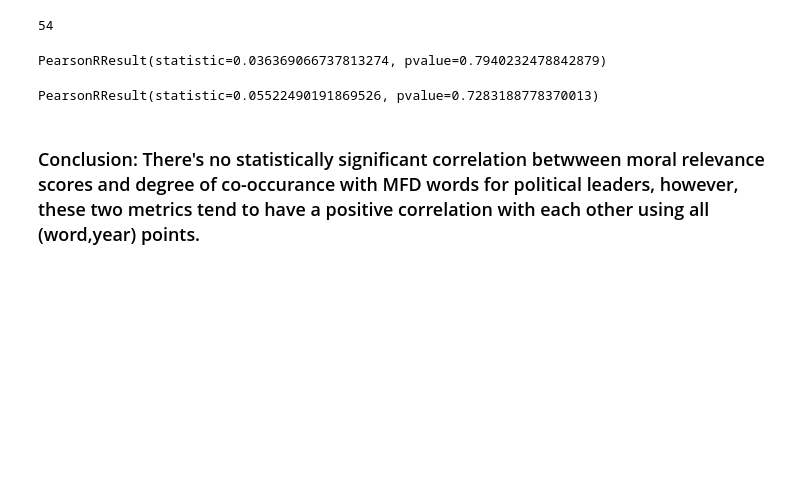
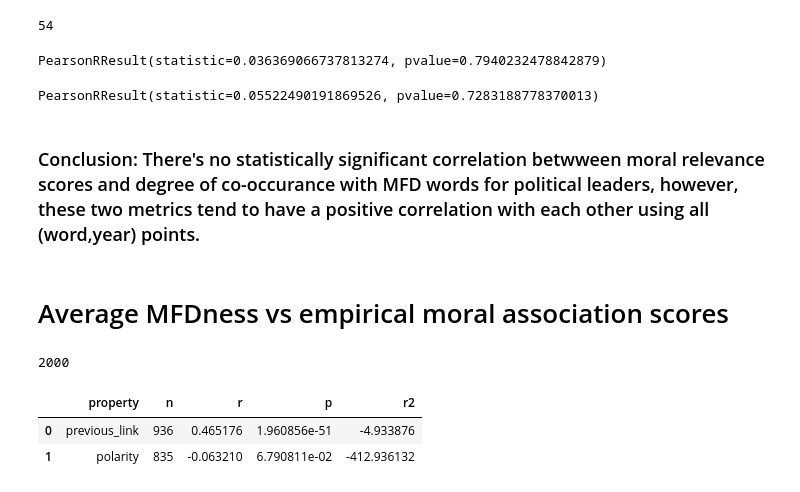
Before and after one commit to AidaRamezani/moralization_temporal, a Jupyter notebook: notebooks/direct_indirect_moralization.ipynb, the cells around one changed output. Saved outputs shown, nothing was run; the diff lists cells and outputs as text; code cells hidden in the pictures; blank space fills up the shorter version.

```diff
--- a/notebooks/direct_indirect_moralization.ipynb
+++ b/notebooks/direct_indirect_moralization.ipynb
@@ -196,3 +212,9 @@ pearsonr(leader_data_grouped.Moral_relevance, leader_data_grouped.average_mfdnes
 PearsonRResult(statistic=0.05522490191869526, pvalue=0.7283188778370013)
 # %% [markdown]
 ### Conclusion: There's no statistically significant correlation betwween moral relevance scores and degree of co-occurance with MFD words for political leaders, however, these two metrics tend to have a positive correlation with each other using all (word,year) points.
+# %% [markdown]
+# Average MFDness vs empirical moral association scores
+# %%
+word_year_df.year.max()
+# %% [output]
+2000
@@ -198,0 +223,42 @@ PearsonRResult(statistic=0.05522490191869526, pvalue=0.7283188778370013)
+# %%
+test_results_path ='./data/SWOW_prediction/eval/'
+model_name = 'bert-base-uncased'
+reduce = 'forward'
+data_name = 'coha'
+train_sections = np.arange(0, 5)
+loss_function_name = 'likelihood_loss'
+graph_strategy = 'ppmi'
+token_strategy ='frequency'
+graph_version = 2
+swow_version = 1
+fill = 'add'
+train_section = 0
+add_self_loops = True
+section = 'test'
+baselines = False
+properties = ['previous_link','polarity']
+results = []
+for property in properties:
+    target_dir = test_results_path + f'{property}_{model_name}_{reduce}_{data_name}_{train_section}_{loss_function_name}_graph_{graph_strategy}_graph_version_{graph_version}_swow_version_{swow_version}_fill_{fill}_add_self_loops_{add_self_loops}_token_strategy_{token_strategy}_{section}.csv'
+    target_df = pd.read_csv(target_dir)
+    property_mfdnss = word_year_df.loc[(word_year_df.words.isin(target_df.words)) &\
+                                        (word_year_df.year == 2000)]
+    property_mfdnss['targets'] = property_mfdnss.words.apply(lambda w: target_df.loc[target_df.words == w].targets.mean())
+    r, p =pearsonr(property_mfdnss.targets, property_mfdnss.average_mfdness)
+    n = len(property_mfdnss.words.unique())
+    r2 = r2_score(property_mfdnss.targets, property_mfdnss.average_mfdness)
+    results.append({
+        'property':property,
+        'n':n,
+        'r':r,
+        'p':p,
+        'r2':r2
+
+
+    })
+# %%
+pd.DataFrame(results)
+# %% [output]
+|  | property | n | r | p | r2 |
+| 0 | previous_link | 936 | 0.465176 | 1.960856e-51 | -4.933876 |
+| 1 | polarity | 835 | -0.063210 | 6.790811e-02 | -412.936132 |
```
Also changed, not shown: parts of 2 cells of this notebook.
